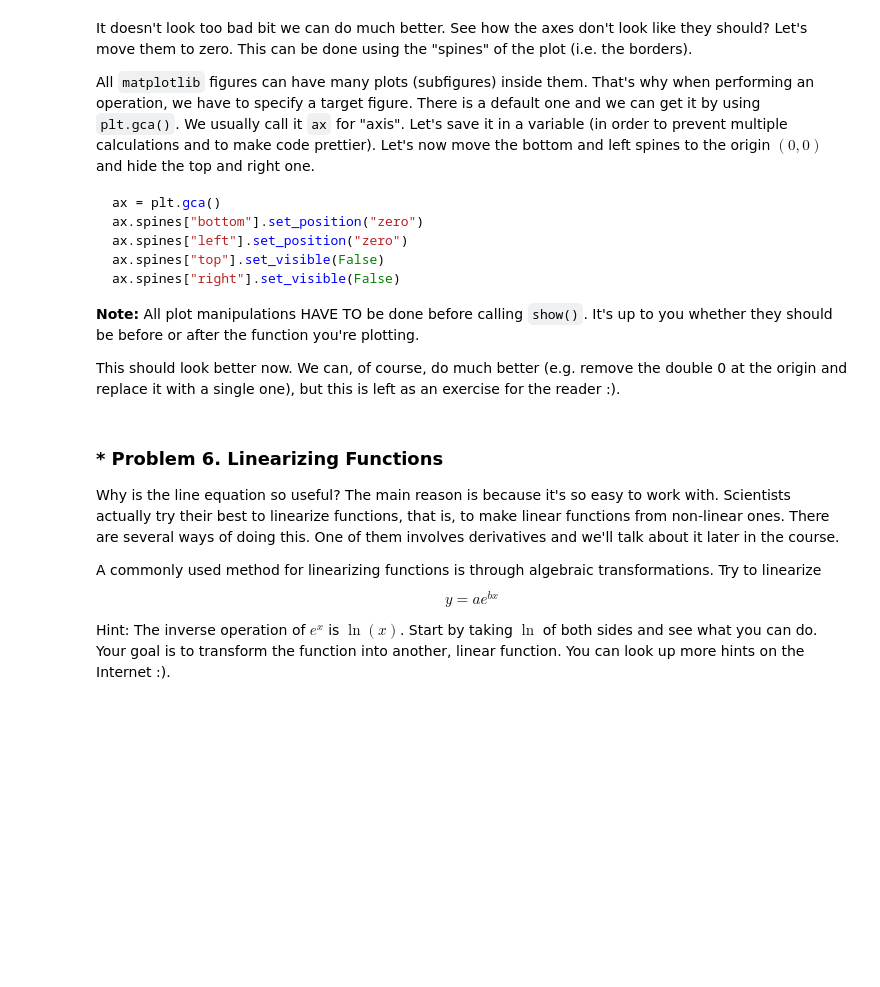
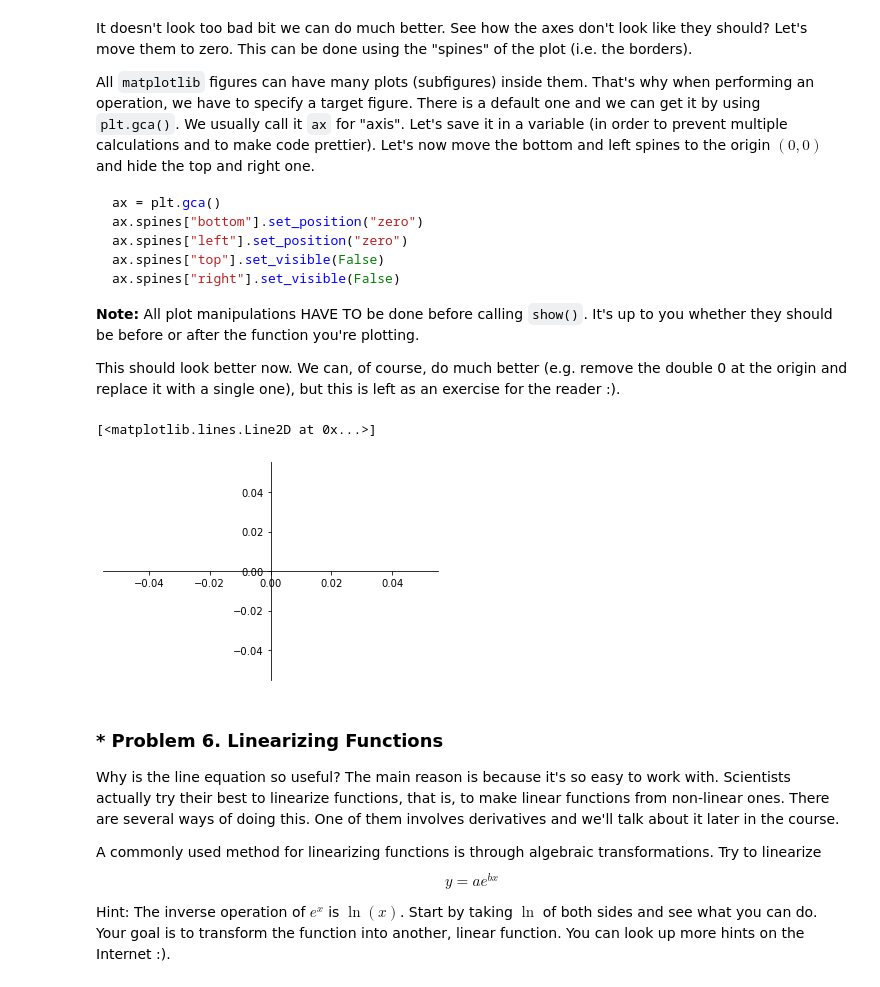
Before and after one commit to GalkaKG/Math-Concepts-for-Developers, a Jupyter notebook: 02. Exercise-High-school-maths/High-School Maths Exercise.ipynb, the cells around one changed output. Saved outputs shown, nothing was run; the diff lists cells and outputs as text; code cells hidden in the pictures; blank space fills up the shorter version.

```diff
--- a/02. Exercise-High-school-maths/High-School Maths Exercise.ipynb
+++ b/02. Exercise-High-school-maths/High-School Maths Exercise.ipynb
@@ -456,7 +502,16 @@ ax.spines["right"].set_visible(False)
 
 This should look better now. We can, of course, do much better (e.g. remove the double 0 at the origin and replace it with a single one), but this is left as an exercise for the reader :).
 # %%
-# Copy and edit your code here
+ax = plt.gca()
+ax.spines["bottom"].set_position("zero")
+ax.spines["left"].set_position("zero")
+ax.spines["top"].set_visible(False)
+ax.spines["right"].set_visible(False)
+x, y = 0, 0
+plt.plot(x, y)
+# %% [output]
+[<matplotlib.lines.Line2D at 0x...>]
+[figure, added]
 # %% [markdown]
 ### * Problem 6. Linearizing Functions
 Why is the line equation so useful? The main reason is because it's so easy to work with. Scientists actually try their best to linearize functions, that is, to make linear functions from non-linear ones. There are several ways of doing this. One of them involves derivatives and we'll talk about it later in the course.
```
Also changed, not shown: parts of 5 cells of this notebook, 1 other file.
